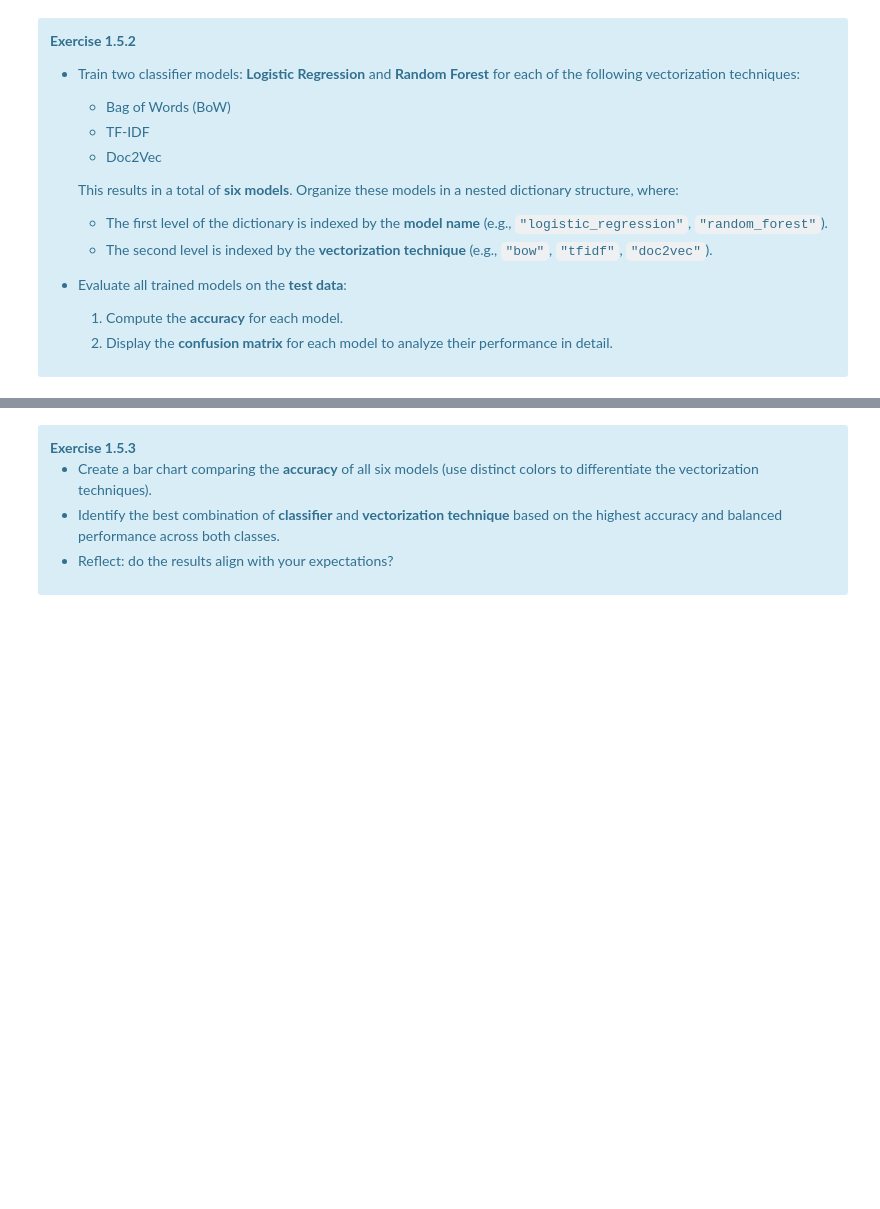
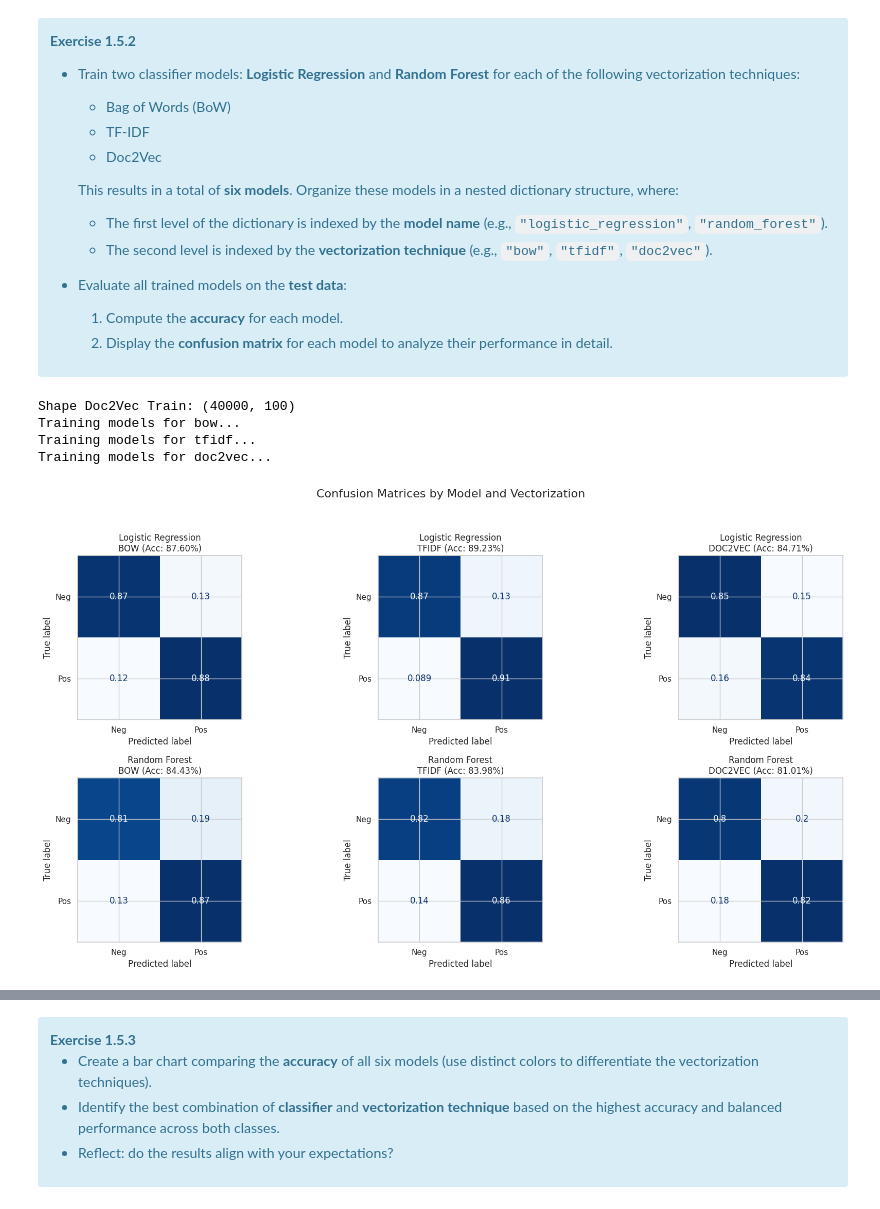
Before and after one commit to khalilb130/AIBT_code, a Jupyter notebook: lab projects/lab_session1/lab_session1_part1.ipynb, the cells around one changed output, grey strips where cells are left out. Cells and saved outputs as stored; diff of their text form; code cells hidden in the pictures; blank space fills up the shorter version.

```diff
--- a/lab projects/lab_session1/lab_session1_part1.ipynb
+++ b/lab projects/lab_session1/lab_session1_part1.ipynb
@@ -801,7 +811,7 @@ tagged_reviews = [
 
 # Init Doc2Vec model
 print("Init Doc2Vec model...")
-doc2vec_encoder = ...
+doc2vec_encoder =Doc2Vec(tagged_reviews)
 
 # Build vocabulary
 print("Building vocabulary...")
@@ -817,4 +833,4 @@ doc2vec_encoder.train(
 # %%
 # Compute embedding vectors for the training set
 print("Infer vectors for the training set...")
-X_train_doc2vec = np.array(...)
+X_train_doc2vec =[doc2vec_encoder.infer_vector(review) for review in df_train_tokenized.review]
@@ -820,0 +839,2 @@ X_train_doc2vec = np.array(...)
+# %%
+X_train_doc2vec=np.array(X_train_doc2vec)
@@ -864,12 +901,12 @@ We have pre-fitted our vectorizers on the training data, it's time to apply them
 X_test = {}
 
 print("BoW vectorization ...")
-X_test["bow"] = ...
+X_test["bow"] = vectorize_data(df_test_tokenized.review,"bow")
 print("TF-IDF vectorization ...")
-X_test["tfidf"] = ...
+X_test["tfidf"] = vectorize_data(df_test_tokenized.review,"tfidf")
 print("Doc2Vec vectorization ...")
-X_test["doc2vec"] = ...
-
+X_test["doc2vec"] = vectorize_data(df_test_tokenized.review,"doc2vec")
+X_test["doc2vec"] =np.vstack(X_test["doc2vec"])
 # Get the target
 y_test = df_test_tokenized.sentiment
 
@@ -902,0 +942,62 @@ y_train = df_train_tokenized.sentiment
+# %%
+from sklearn.linear_model import LogisticRegression
+from sklearn.ensemble import RandomForestClassifier
+from sklearn.metrics import accuracy_score, confusion_matrix, ConfusionMatrixDisplay
+import matplotlib.pyplot as plt
+
+# Initialisation de la structure imbriquée
+models = {
+    "logistic_regression": {},
+    "random_forest": {}
+}
+
+# Définition des techniques de vectorisation
+vectorizers = ["bow", "tfidf", "doc2vec"]
+
+# Transformation en matrices 2D propres (samples x dimensions)
+X_train["doc2vec"] = np.vstack(X_train["doc2vec"])
+X_test["doc2vec"] = np.vstack(X_test["doc2vec"])
+
+# Vérification : tu devrais voir (nombre_de_lignes, 100)
+print(f"Shape Doc2Vec Train: {X_train['doc2vec'].shape}")
+
+# Entraînement
+for vec in vectorizers:
+    print(f"Training models for {vec}...")
+
+    # 1. Logistic Regression
+    lr = LogisticRegression(max_iter=1000)
+    lr.fit(X_train[vec], y_train)
+    models["logistic_regression"][vec] = lr
+
+    # 2. Random Forest (on limite la profondeur pour la vitesse)
+    rf = RandomForestClassifier(n_estimators=100, max_depth=20, n_jobs=-1)
+    rf.fit(X_train[vec], y_train)
+    models["random_forest"][vec] = rf
+# %% [output]
+Shape Doc2Vec Train: (40000, 100)
+Training models for bow...
+Training models for tfidf...
+Training models for doc2vec...
+# %%
+# --- ÉTAPE 3: Évaluation et Affichage des Matrices de Confusion (Exercice 1.5.2) ---
+fig, axes = plt.subplots(2, 3, figsize=(18, 10))
+fig.suptitle('Confusion Matrices by Model and Vectorization', fontsize=16)
+
+model_names = ["logistic_regression", "random_forest"]
+for i, m_name in enumerate(model_names):
+    for j, v_name in enumerate(vectorizers):
+        # Prédiction et Accuracy
+        y_pred = models[m_name][v_name].predict(X_test[v_name])
+        acc = accuracy_score(y_test, y_pred)
+
+        # Matrice de confusion
+        cm = confusion_matrix(y_test, y_pred,normalize='true')
+        disp = ConfusionMatrixDisplay(confusion_matrix=cm, display_labels=["Neg", "Pos"])
+        disp.plot(ax=axes[i, j], cmap='Blues', colorbar=False)
+        axes[i, j].set_title(f"{m_name.replace('_', ' ').title()}\n{v_name.upper()} (Acc: {acc:.2%})")
+
+plt.tight_layout(rect=[0, 0.03, 1, 0.95])
+plt.show()
+# %% [output]
+[figure, added]
```
Also changed, not shown: parts of 10 cells of this notebook.
